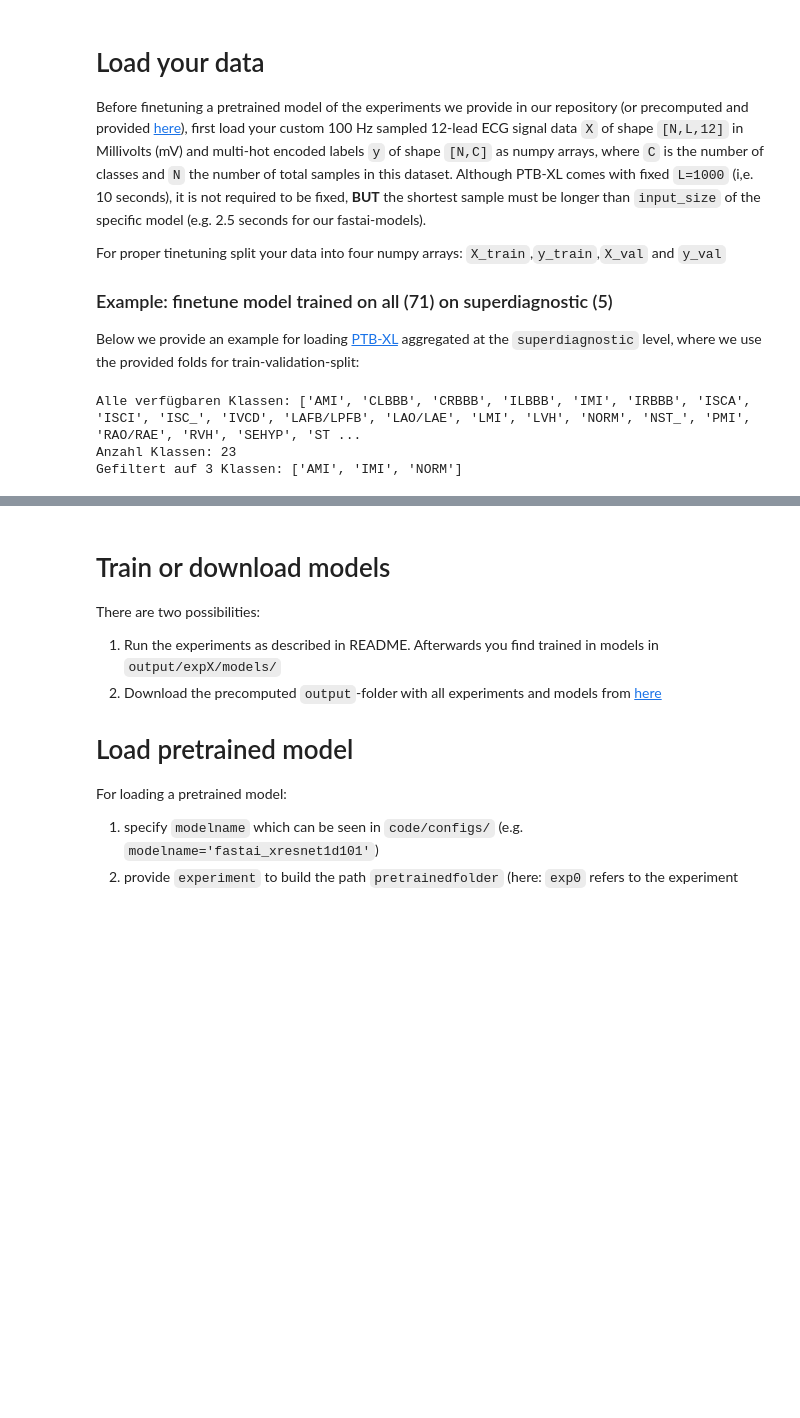
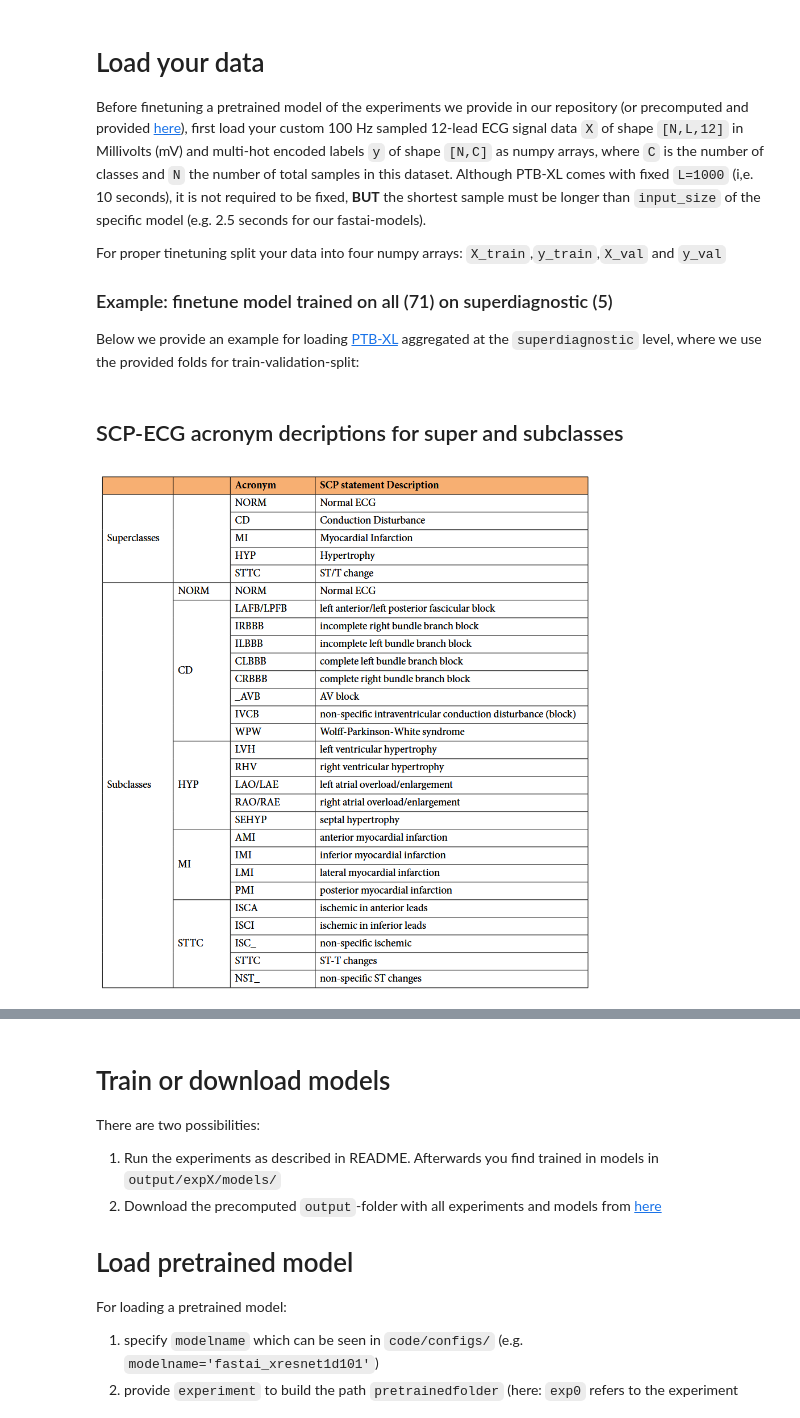
Before and after one commit to AliceKitchkin/ECG_Classification, a Jupyter notebook: ECG_Benchmarking_Paper/code/Finetuning_Example.ipynb, the cells around one changed output, grey strips where cells are left out. Drawn from its saved outputs; the diff is of its cells as text; code cells hidden in the pictures; blank space fills up the shorter version.

```diff
--- a/ECG_Benchmarking_Paper/code/Finetuning_Example.ipynb
+++ b/ECG_Benchmarking_Paper/code/Finetuning_Example.ipynb
@@ -273,57 +310,10 @@ For proper tinetuning split your data into four numpy arrays: `X_train`,`y_train
 
 ### Example: finetune model trained on all (71) on superdiagnostic (5)
 Below we provide an example for loading [PTB-XL](https://physionet.org/content/ptb-xl/1.0.1/) aggregated at the `superdiagnostic` level, where we use the provided folds for train-validation-split:
-# %%
-#from utils import utils
-
-sampling_frequency=100
-datafolder='C:/Users/AliceKitchkin/Repos/CNN_LSTM_x_ECG/data/ptbxl/'
-task='subdiagnostic'
-outputfolder='../output/'
-
-# Load PTB-XL data
-data, raw_labels = load_dataset(datafolder, sampling_frequency)
-# Preprocess label data
-labels = compute_label_aggregations(raw_labels, datafolder, task)
-# Select relevant data and convert to one-hot
-data, labels, Y, mlb = select_data(data, labels, task, min_samples=0, outputfolder=outputfolder)
-
-
-# --- Classes ---
-class_names = list(mlb.classes_)
-num_classes = len(class_names)
-print(f"Alle verfügbaren Klassen: {class_names}")
-print(f"Anzahl Klassen: {num_classes}")
-
-classes_to_pred = ['AMI', 'IMI', 'NORM']
-klassen_indizes = [i for i, name in enumerate(class_names) if name in classes_to_pred]
-
-Y_filtered = Y[:, klassen_indizes]
-class_names_filtered = [class_names[i] for i in klassen_indizes]
-
-class_names = class_names_filtered  # <=== number of classes in the finetuning dataset
-num_classes = len(class_names)
-# ----------------
-
-
-# 1-9 for training
-X_train = data[labels.strat_fold < 10]
-#y_train = Y[labels.strat_fold < 10] # old
-y_train = Y_filtered[labels.strat_fold < 10]
-
-# 10 for validation
-X_val = data[labels.strat_fold == 10]
-#y_val = Y[labels.strat_fold == 10] # old
-y_val = Y_filtered[labels.strat_fold == 10]
-
-
-input_shape = [1000,12]             # <=== shape of samples, [None, 12] in case of different lengths
-
-X_train.shape, y_train.shape, X_val.shape, y_val.shape
-
-
-print(f"Gefiltert auf {len(class_names)} Klassen: {class_names}")
-# %% [output]
-Alle verfügbaren Klassen: ['AMI', 'CLBBB', 'CRBBB', 'ILBBB', 'IMI', 'IRBBB', 'ISCA', 'ISCI', 'ISC_', 'IVCD', 'LAFB/LPFB', 'LAO/LAE', 'LMI', 'LVH', 'NORM', 'NST_', 'PMI', 'RAO/RAE', 'RVH', 'SEHYP', 'ST ...
-Anzahl Klassen: 23
-Gefiltert auf 3 Klassen: ['AMI', 'IMI', 'NORM']
+# %% [markdown]
+## SCP-ECG acronym decriptions for super and subclasses
+# %%
+path = "../img/scp_acronym_decription.png"
+Image(filename = path, width=500)
+# %% [output]
+[figure, added]
```
Also changed, not shown: parts of 15 cells of this notebook.
